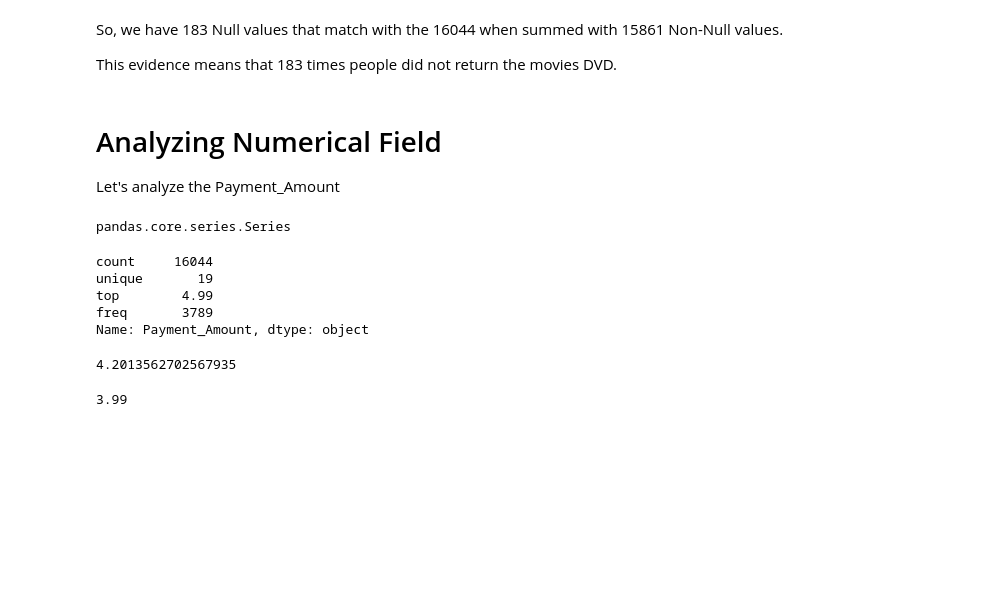
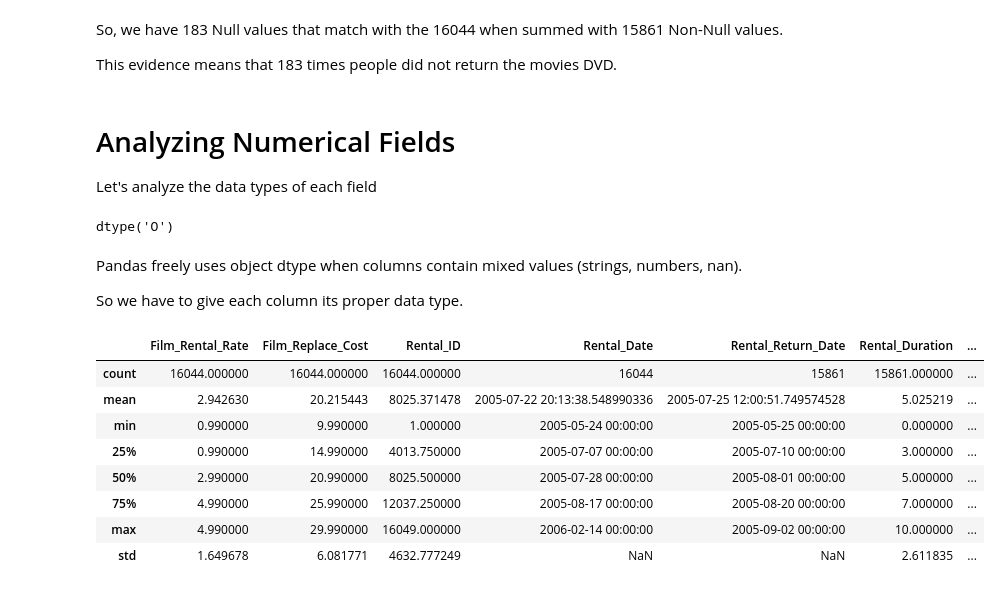
Before and after one commit to luipmesquita/Main-Project-of-Data-Analysis, a Jupyter notebook: scripts/sakila-InProgress.ipynb, the cells around one changed output. Saved outputs shown, nothing was run; the diff lists cells and outputs as text; code cells hidden in the pictures; blank space fills up the shorter version.

```diff
--- a/scripts/sakila-InProgress.ipynb
+++ b/scripts/sakila-InProgress.ipynb
@@ -137,10 +139,14 @@ So, we have 183 Null values that match with the 16044 when summed with 15861 Non
 
 This evidence means that 183 times people did not return the movies DVD.
 # %% [markdown]
-# Analyzing Numerical Field
+# Analyzing Numerical Fields
 
-Let's analyze the Payment_Amount
+Let's analyze the data types of each field
-# %%
-type(df['Payment_Amount'])
-# %% [output]
-pandas.core.series.Series
+# %%
+df['Payment_Amount'].dtype
+# %% [output]
+dtype('O')
+# %% [markdown]
+Pandas freely uses object dtype when columns contain mixed values (strings, numbers, nan).
+
+So we have to give each column its proper data type.
@@ -147,16 +161,12 @@ pandas.core.series.Series
 # %%
-df['Payment_Amount'].describe()
+df.describe()
 # %% [output]
-count     16044
-unique       19
-top        4.99
-freq       3789
-Name: Payment_Amount, dtype: object
+|  | Film_Rental_Rate | Film_Replace_Cost | Rental_ID | Rental_Date | Rental_Return_Date | Rental_Duration | ... |
+| count | 16044.000000 | 16044.000000 | 16044.000000 | 16044 | 15861 | 15861.000000 | ... |
+| mean | 2.942630 | 20.215443 | 8025.371478 | 2005-07-22 20:13:38.548990336 | 2005-07-25 12:00:51.749574528 | 5.025219 | ... |
+| min | 0.990000 | 9.990000 | 1.000000 | 2005-05-24 00:00:00 | 2005-05-25 00:00:00 | 0.000000 | ... |
+| 25% | 0.990000 | 14.990000 | 4013.750000 | 2005-07-07 00:00:00 | 2005-07-10 00:00:00 | 3.000000 | ... |
+| 50% | 2.990000 | 20.990000 | 8025.500000 | 2005-07-28 00:00:00 | 2005-08-01 00:00:00 | 5.000000 | ... |
+| 75% | 4.990000 | 25.990000 | 12037.250000 | 2005-08-17 00:00:00 | 2005-08-20 00:00:00 | 7.000000 | ... |
+| max | 4.990000 | 29.990000 | 16049.000000 | 2006-02-14 00:00:00 | 2005-09-02 00:00:00 | 10.000000 | ... |
+| std | 1.649678 | 6.081771 | 4632.777249 | NaN | NaN | 2.611835 | ... |
-# %%
-df['Payment_Amount'].mean()
-# %% [output]
-4.2013562702567935
-# %%
-df['Payment_Amount'].median()
-# %% [output]
-3.99
```
Also changed, not shown: parts of 7 cells of this notebook.
